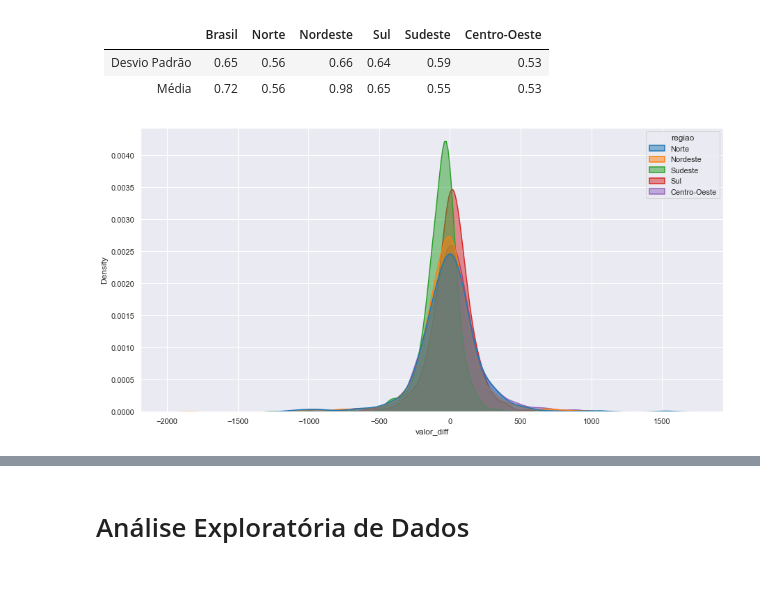
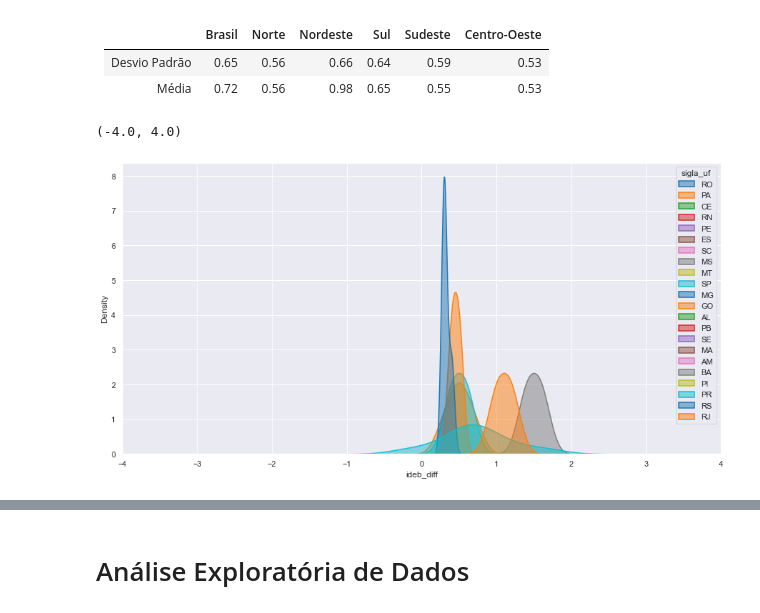
Before and after one commit to UFRJ-Analytica/odd2021, a Jupyter notebook: analises.ipynb, the cells around one changed output, grey strips where cells are left out. Cells and saved outputs as stored; diff of their text form; code cells hidden in the pictures; blank space fills up the shorter version.

```diff
--- a/analises.ipynb
+++ b/analises.ipynb
@@ -445,20 +469,41 @@ Regiao: Brasil  |  Std: 0.65
 |Desvio Padrão |0.65|0.56|0.66|0.64|0.59|0.53|
 |Média |0.72|0.56|0.98|0.65|0.55|0.53|
 # %%
-sns.set_theme(style="darkgrid")
+# sns.set_theme(style="darkgrid")
 
-fig, ax = plt.subplots(figsize = (15,7.5))
+# fig, ax = plt.subplots(figsize = (15,7.5))
 
-ax = sns.kdeplot(data = tabela_rafael,
-                  x= "valor_diff",
-                  hue = 'regiao',
-                  palette = "tab10",
-                  fill = True,
-                  common_norm = False,
-                  alpha = .5,
-                  linewidth = 1.5)
+# ax = sns.kdeplot(data = tabela_rafael,
+#                   x= "ideb_diff",
+#                   hue = 'regiao',
+#                   palette = "tab10",
+#                   fill = True,
+#                   common_norm = False,
+#                   alpha = .5,
+#                   linewidth = 1.5)
+# ax.set_xlim(-4, 4)
+
+# fig.suptitle('Distribuição da evolução do IDEB por Região', fontsize=25)
+
+
+# plt.savefig("./Imagens/dist_ideb_regiao.png")
-# %% [output]
-[figure, removed]
+# %%
+sns.set_theme(style="darkgrid")
+
+fig, ax = plt.subplots(figsize = (15,7.5))
+
+ax = sns.kdeplot(data = tabela_rafael.loc[tabela_rafael["populacao_2017"]>=500000,:],
+                  x= "ideb_diff",
+                  hue = 'sigla_uf',
+                  palette = "tab10",
+                  fill = True,
+                  common_norm = False,
+                  alpha = .5,
+                  linewidth = 1.5)
+ax.set_xlim(-4, 4)
+# %% [output]
+(-4.0, 4.0)
+[figure, added]
 # %%
 fig = px.scatter(tabela_rafael, x="valor_diff", y="ideb_diff", color="regiao", hover_data=['municipio'])
 fig.show()
```
Also changed, not shown: parts of 10 cells of this notebook, 6 other files.
